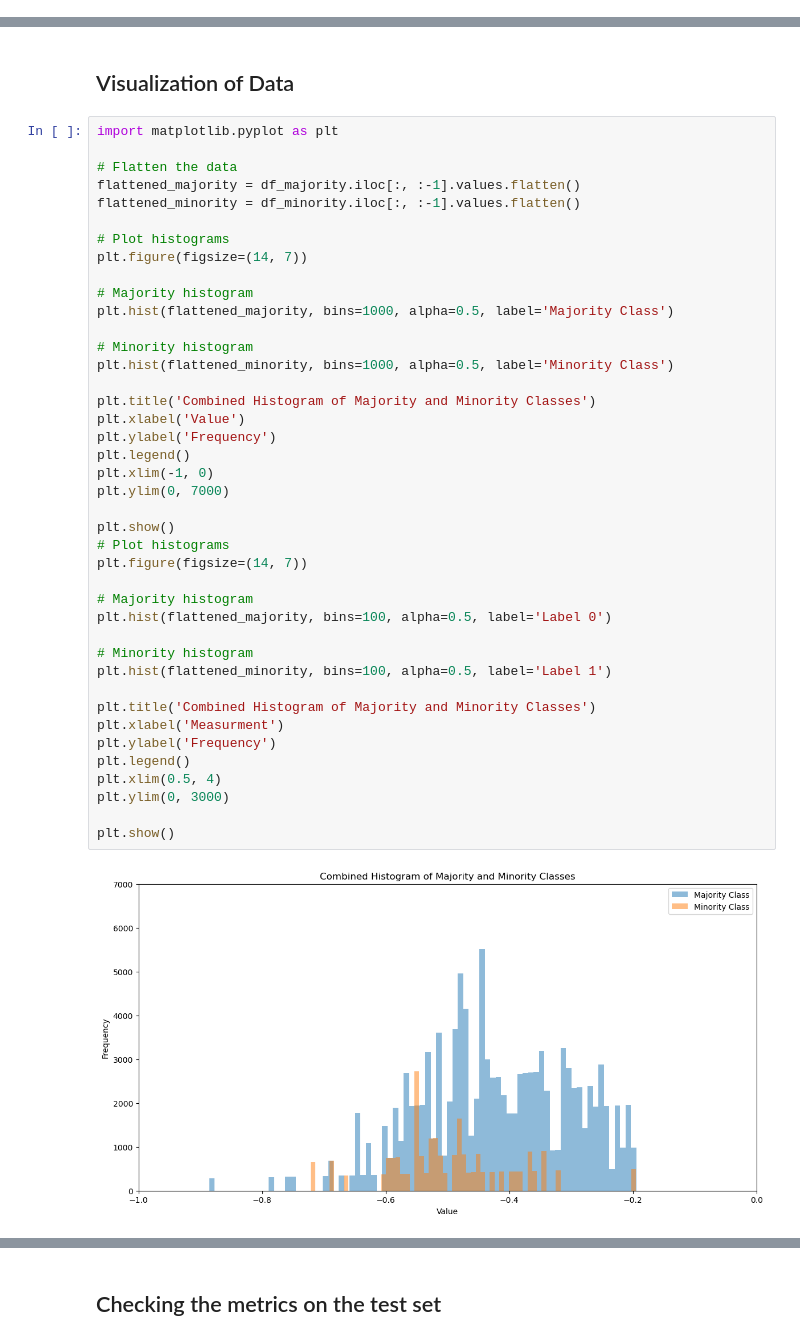
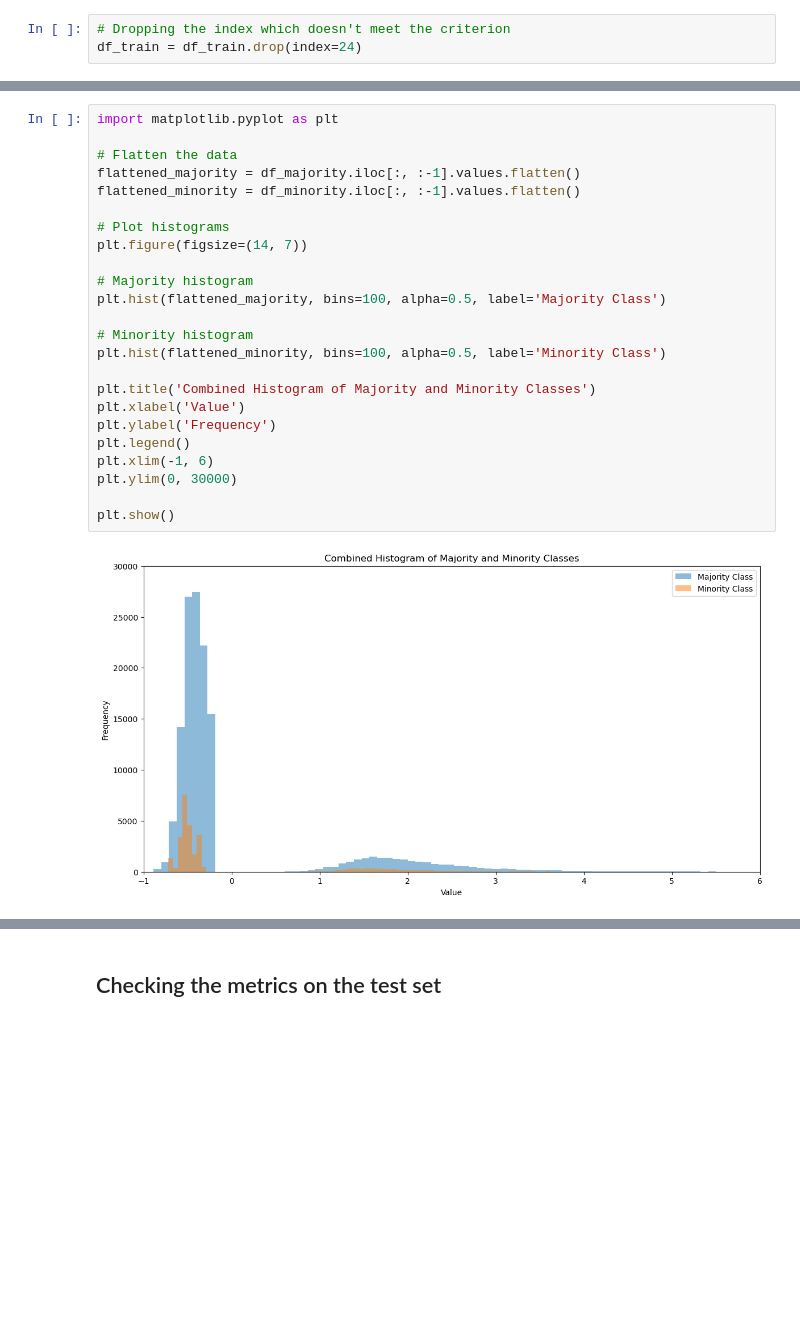
Before and after one commit to mikigit97/Earthquake, a Jupyter notebook: Earthquake notebook.ipynb, the cells around one changed output, grey strips where cells are left out. Saved outputs shown, nothing was run; the diff lists cells and outputs as text; blank space fills up the shorter version.

```diff
--- a/Earthquake notebook.ipynb
+++ b/Earthquake notebook.ipynb
@@ -6,0 +27,3 @@ df_train = pd.read_csv('C:/Users/User/PycharmProjects/Earthquake/Student Hiring
+# %%
+# Dropping the index which doesn't meet the criterion
+df_train = df_train.drop(index=24)
@@ -9,47 +34,28 @@ df_train = pd.read_csv('C:/Users/User/PycharmProjects/Earthquake/Student Hiring
 df_majority = df_train[df_train.iloc[:, -1] == 0]  # Assuming the last column is the target
 df_minority = df_train[df_train.iloc[:, -1] == 1]
-# %% [markdown]
-## Visualization of Data
 # %%
 import matplotlib.pyplot as plt
 
 # Flatten the data
 flattened_majority = df_majority.iloc[:, :-1].values.flatten()
 flattened_minority = df_minority.iloc[:, :-1].values.flatten()
 
 # Plot histograms
 plt.figure(figsize=(14, 7))
 
 # Majority histogram
-plt.hist(flattened_majority, bins=1000, alpha=0.5, label='Majority Class')
+plt.hist(flattened_majority, bins=100, alpha=0.5, label='Majority Class')
 
 # Minority histogram
-plt.hist(flattened_minority, bins=1000, alpha=0.5, label='Minority Class')
+plt.hist(flattened_minority, bins=100, alpha=0.5, label='Minority Class')
 
 plt.title('Combined Histogram of Majority and Minority Classes')
 plt.xlabel('Value')
 plt.ylabel('Frequency')
 plt.legend()
-plt.xlim(-1, 0)
-plt.ylim(0, 7000)
+plt.xlim(-1, 6)
+plt.ylim(0, 30000)
 
 plt.show()
-# Plot histograms
-plt.figure(figsize=(14, 7))
-
-# Majority histogram
-plt.hist(flattened_majority, bins=100, alpha=0.5, label='Label 0')
-
-# Minority histogram
-plt.hist(flattened_minority, bins=100, alpha=0.5, label='Label 1')
-
-plt.title('Combined Histogram of Majority and Minority Classes')
-plt.xlabel('Measurment')
-plt.ylabel('Frequency')
-plt.legend()
-plt.xlim(0.5, 4)
-plt.ylim(0, 3000)
-
-plt.show()
 # %% [output]
-[figure, old version]
+[figure, new version]
```
Also changed, not shown: parts of 55 cells of this notebook.
